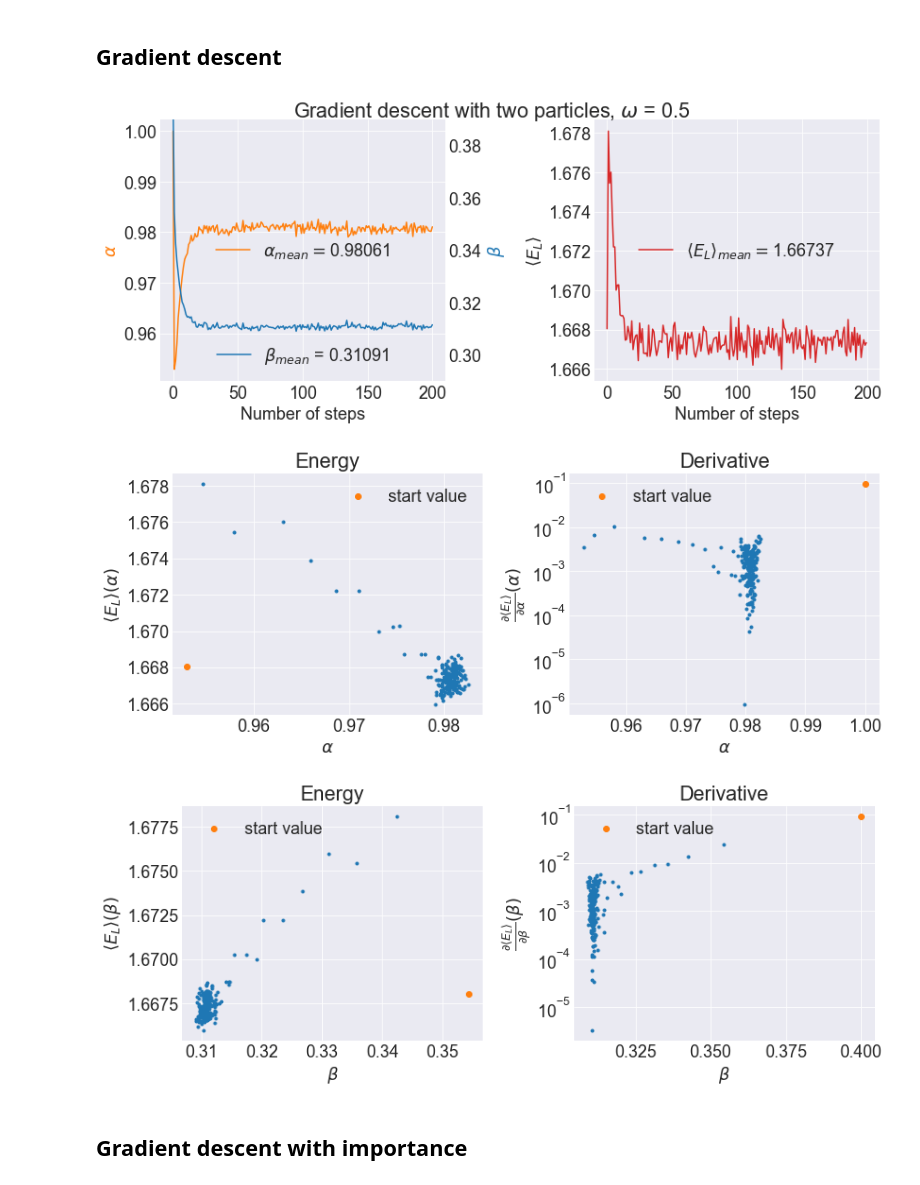
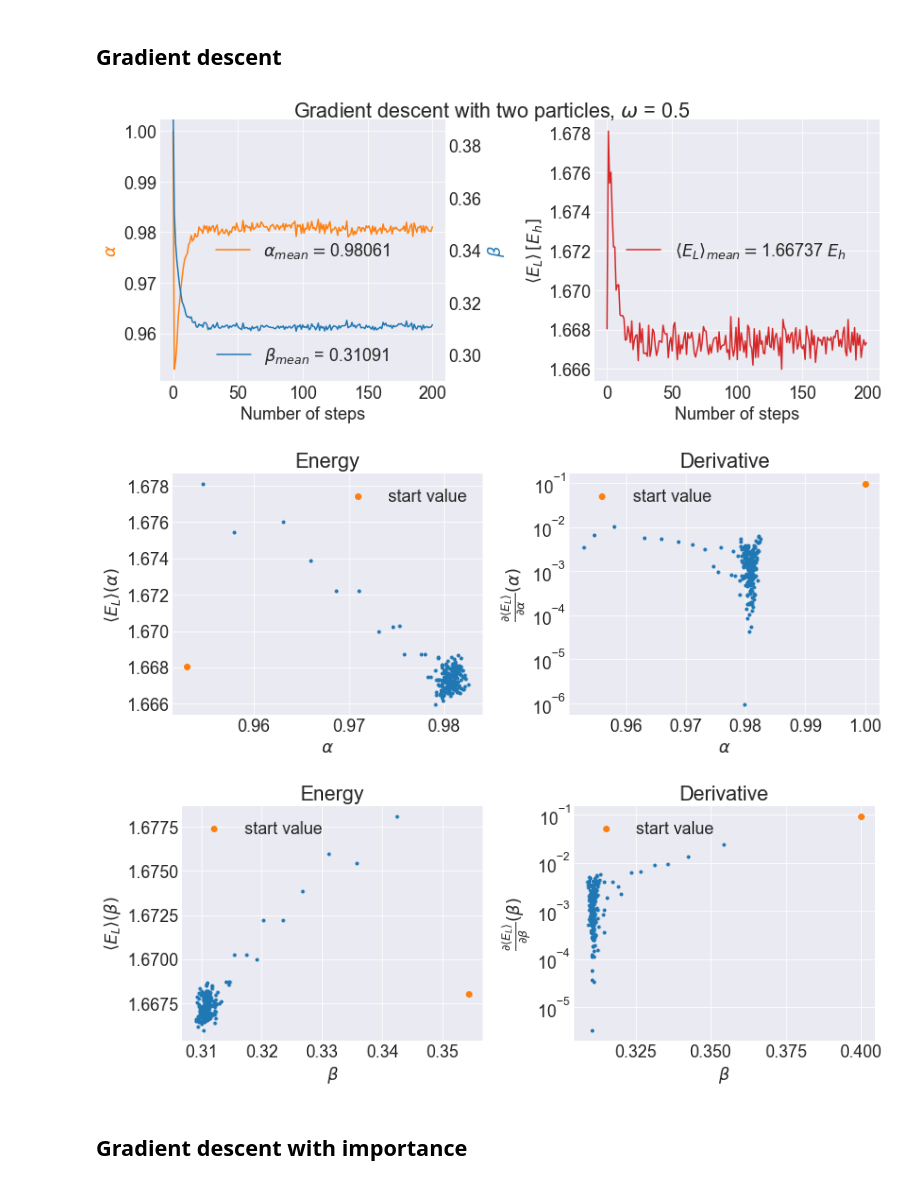
Before and after one commit to vildemjo/vmc_fermions, a Jupyter notebook: analysisscripts/plotting.ipynb, the cells around one changed output. Cells and saved outputs as stored; diff of their text form; code cells hidden in the pictures.

```diff
--- a/analysisscripts/plotting.ipynb
+++ b/analysisscripts/plotting.ipynb
@@ -58,8 +58,8 @@ ax2.set_ylim([0.29, 0.39])
 ax2.grid(False)
 ax1.set_xlabel("Number of steps")
 subplot(1,2,2)
-plot(energy[1:], color = "C3", label="$\\left<E_L\\right>_{mean} = $%.5f"%mean(energy[-50:]))
-ylabel( "$\\left<E_L\\right>$")
+plot(energy[1:], color = "C3", label="$\\left<E_L\\right>_{mean} = $%.5f $E_h$"%mean(energy[-50:]))
+ylabel( "$\\left<E_L\\right>\,[E_h]$")
 xlabel("Number of steps")
 legend(loc=10)
 tight_layout()
@@ -75,34 +75,34 @@ xlabel("$\\alpha$")
 ylabel("$\\left<E_L\\right>(\\alpha)$")
 # axhline(y=3, linestyle="--")
 subplot(1,2,2)
 title("Energy")
 xlabel("$\\alpha$")
 ylabel("$\\frac{\\partial \\left<E_L\\right>}{\\partial \\alpha}(\\alpha)$")
 semilogy(alpha, abs(derivative_alpha), ".")
 plot(alpha[0], abs(derivative_alpha[0]), "o", label="start value")
 title("Derivative")
 legend()
 tight_layout()
 
 figure(figsize=(12,5))
 subplot(1,2,1)
 plot(beta[1:], energy[1:], ".")
 plot(beta[1], energy[1], "o", label="start value")
 title("Energy")
 # axhline(y=3, linestyle="--")
 xlabel("$\\beta$")
 ylabel("$\\left<E_L\\right>(\\beta)$")
 legend()
 subplot(1,2,2)
 semilogy(beta, abs(derivative_beta), ".")
 plot(beta[0], abs(derivative_beta[0]), "o", label="start value")
 xlabel("$\\beta$")
 ylabel("$\\frac{\\partial \\left<E_L\\right>}{\\partial \\beta}(\\beta)$")
 title("Derivative")
 legend()
 tight_layout()
 # %% [output]
-[figure, old version]
+[figure, new version]
 [figure]
 [figure]
 # %% [markdown]
```
Also changed, not shown: parts of 10 cells of this notebook, 19 other files.
